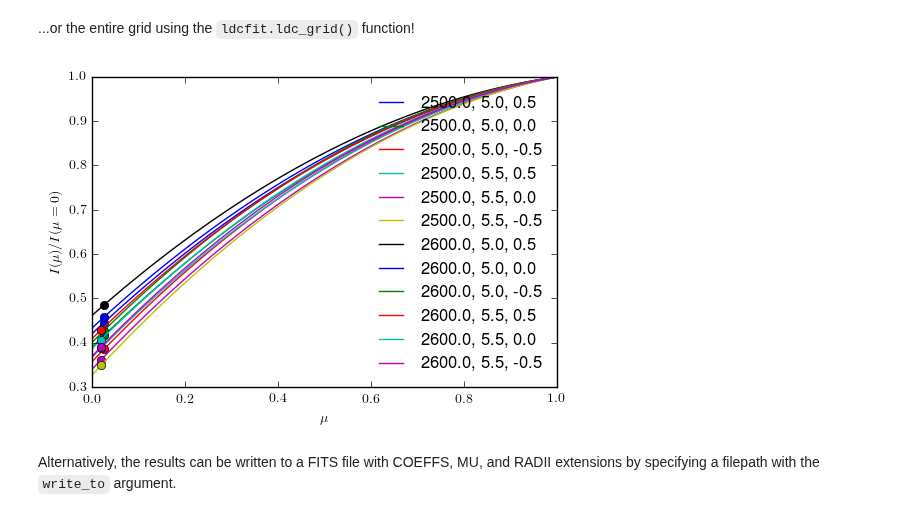
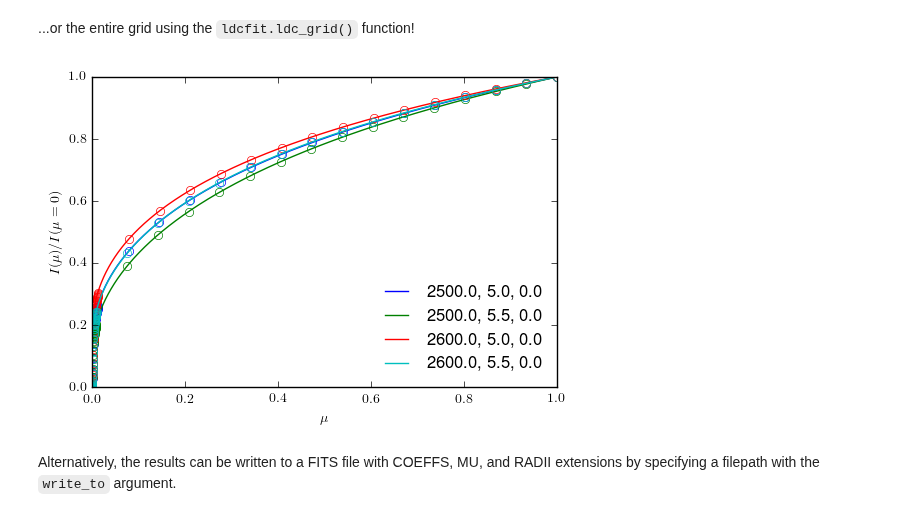
Before and after one commit to ExoCTK/exoctk, a Jupyter notebook: ExoCTK/limb_dark/ldc_demo.ipynb, the cells around one changed output. Saved outputs shown, nothing was run; the diff lists cells and outputs as text; code cells hidden in the pictures.

```diff
--- a/ExoCTK/limb_dark/ldc_demo.ipynb
+++ b/ExoCTK/limb_dark/ldc_demo.ipynb
@@ -70,9 +70,9 @@ Teff: 2532  logg: 5.1  FeH: 0.0  model not in grid. Calculating...
 # %% [markdown]
 ...or the entire grid using the `ldcfit.ldc_grid()` function!
 # %%
-coeff_grid, mu_grid, radius_grid = lf.ldc_grid(model_grid, 'quadratic', write_to='', plot=True)
+coeff_grid, mu_grid, radius_grid = lf.ldc_grid(model_grid, 'nonlinear', write_to='', plot=True)
 # %% [output]
-[figure, old version]
+[figure, new version]
 # %% [markdown]
 Alternatively, the results can be written to a FITS file with COEFFS, MU, and RADII extensions by specifying a filepath with the `write_to` argument.
 # %% [markdown]
```
Also changed, not shown: parts of 4 cells of this notebook, 3 other files.
